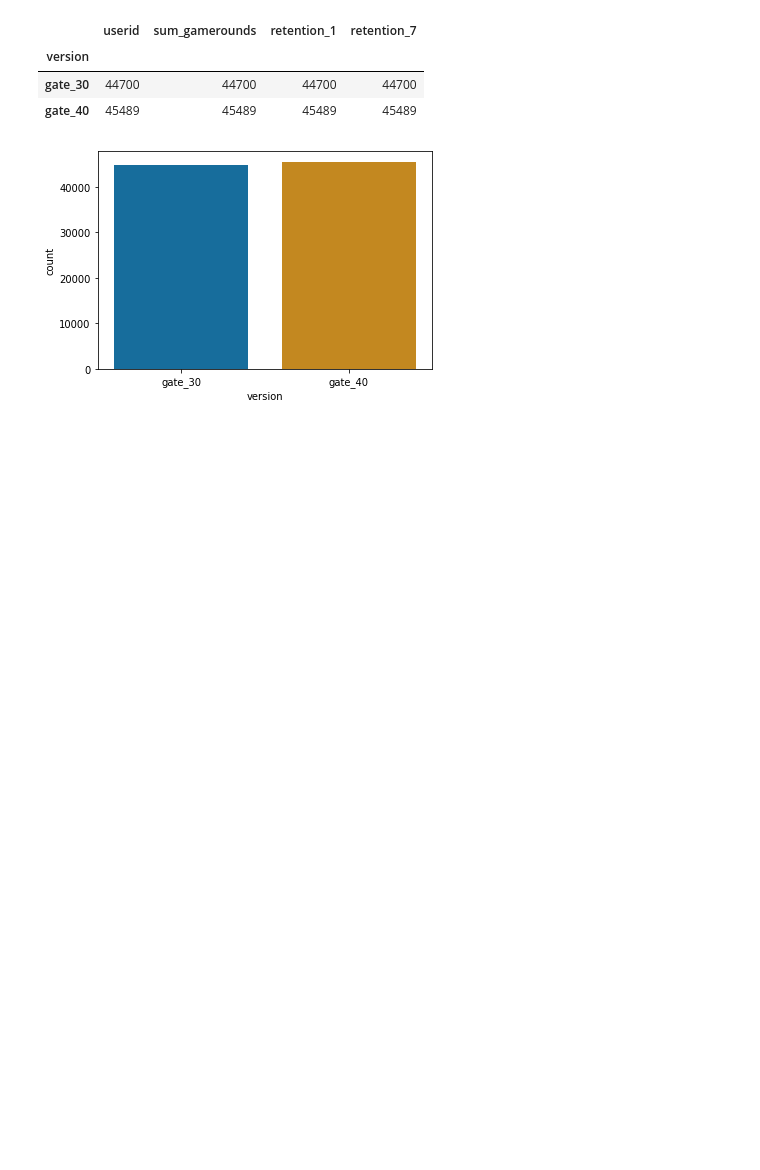
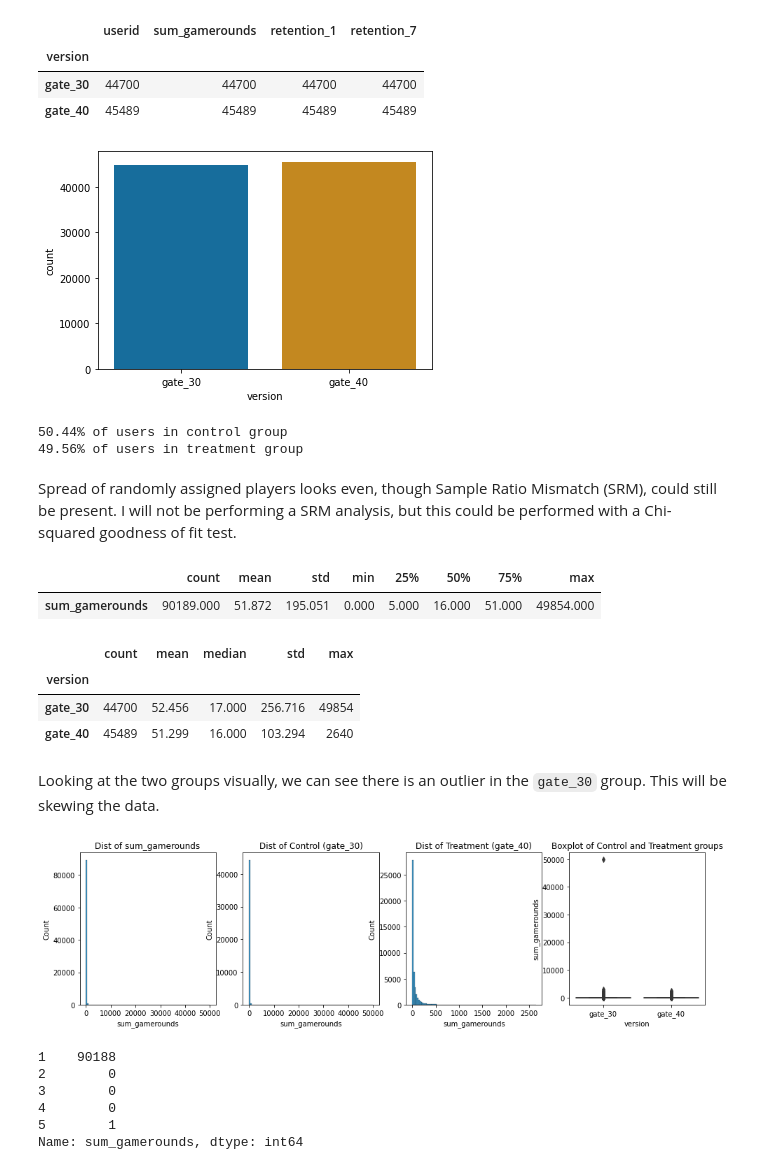
Before and after one commit to lorcanrae/ab-test-cookie-cats, a Jupyter notebook: notebooks/ab-test-cookie-cats.ipynb, the cells around one changed output. Cells and saved outputs as stored; diff of their text form; code cells hidden in the pictures; blank space fills up the shorter version.

Commit message:
eda - rounds played complete

```diff
--- a/notebooks/ab-test-cookie-cats.ipynb
+++ b/notebooks/ab-test-cookie-cats.ipynb
@@ -180,3 +205,59 @@ plt.show()
 | gate_30 | 44700 | 44700 | 44700 | 44700 |
 | gate_40 | 45489 | 45489 | 45489 | 45489 |
 [figure]
+# %%
+# Percentage of players in control and treatment groups
+
+control, treatment = data['version'].value_counts()[0], data['version'].value_counts()[1]
+print(f'{control / data.shape[0] * 100:.2f}% of users in control group')
+print(f'{treatment / data.shape[0] * 100:.2f}% of users in treatment group')
+# %% [output]
+50.44% of users in control group
+49.56% of users in treatment group
+# %% [markdown]
+Spread of randomly assigned players looks even, though Sample Ratio Mismatch (SRM), could still be present. I will not be performing a SRM analysis, but this could be performed with a Chi-squared goodness of fit test.
+# %%
+# Desptive statistics of the entire data set to get an idea of the distribution
+
+data[['sum_gamerounds']].describe().T
+# %% [output]
+|  | count | mean | std | min | 25% | 50% | 75% | max |
+| sum_gamerounds | 90189.000 | 51.872 | 195.051 | 0.000 | 5.000 | 16.000 | 51.000 | 49854.000 |
+# %%
+# Grouped by control and treatment groups
+
+data.groupby('version')['sum_gamerounds'].agg(['count', 'mean', 'median', 'std', 'max'])
+# %% [output]
+|  | count | mean | median | std | max |
+| version |  |  |  |  |  |
+| gate_30 | 44700 | 52.456 | 17.000 | 256.716 | 49854 |
+| gate_40 | 45489 | 51.299 | 16.000 | 103.294 | 2640 |
+# %% [markdown]
+Looking at the two groups visually, we can see there is an outlier in the `gate_30` group. This will be skewing the data.
+# %%
+fig, axes = plt.subplots(1, 4, figsize=(16, 4))
+
+sns.histplot(data['sum_gamerounds'], bins=100, ax=axes[0])
+sns.histplot(data[data['version'] == 'gate_30']['sum_gamerounds'], bins=100, ax=axes[1])
+sns.histplot(data[data['version'] == 'gate_40']['sum_gamerounds'], bins=100, ax=axes[2])
+sns.boxplot(x='version', y='sum_gamerounds', data=data, ax=axes[3])
+
+axes[0].set_title('Dist of sum_gamerounds')
+axes[1].set_title('Dist of Control (gate_30)')
+axes[2].set_title('Dist of Treatment (gate_40)')
+axes[3].set_title('Boxplot of Control and Treatment groups')
+plt.show()
+# %% [output]
+[figure, added]
+# %%
+# Binning sum_gamerounds into 5 arbitrary size bins to get a feel for how many outliers there are
+
+rounds_bins = pd.cut(data['sum_gamerounds'], 5, labels=[i+1 for i in range(5)])
+rounds_bins.value_counts().sort_index()
+# %% [output]
+1    90188
+2        0
+3        0
+4        0
+5        1
+Name: sum_gamerounds, dtype: int64
```
Also changed, not shown: parts of 18 cells of this notebook.
